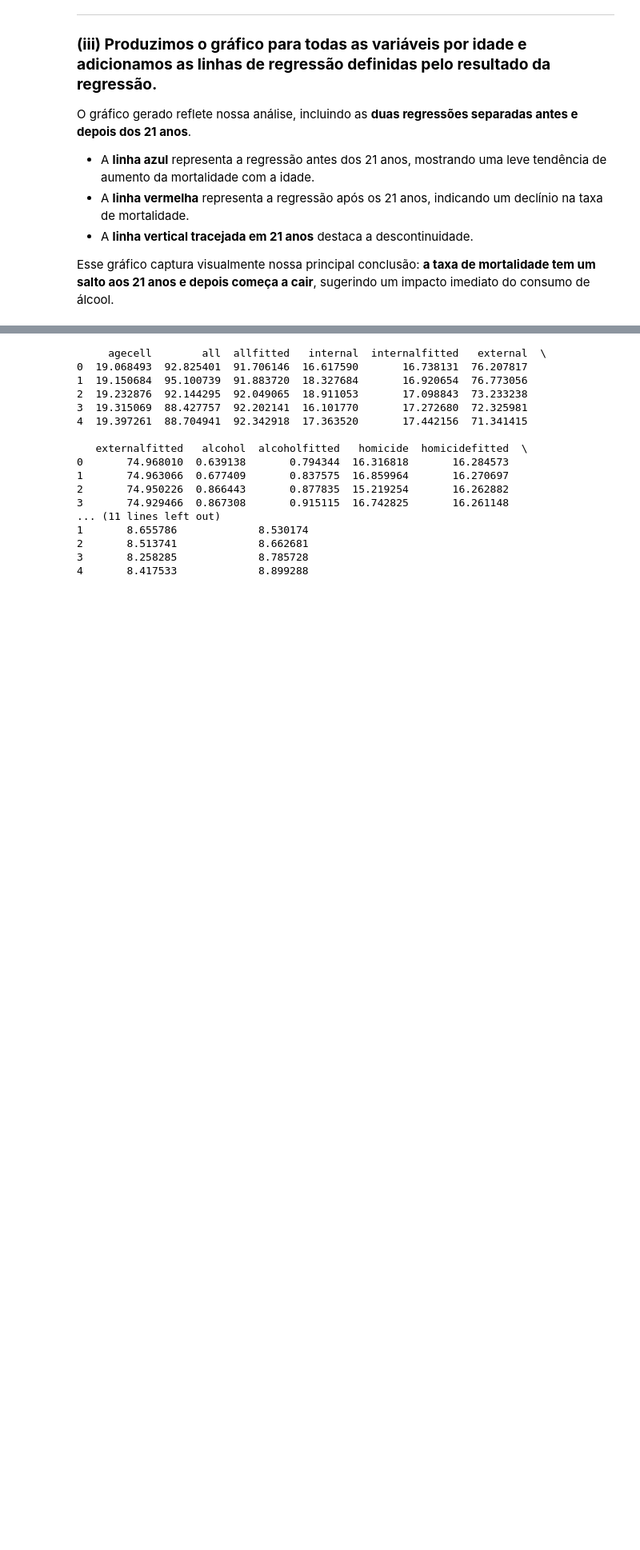
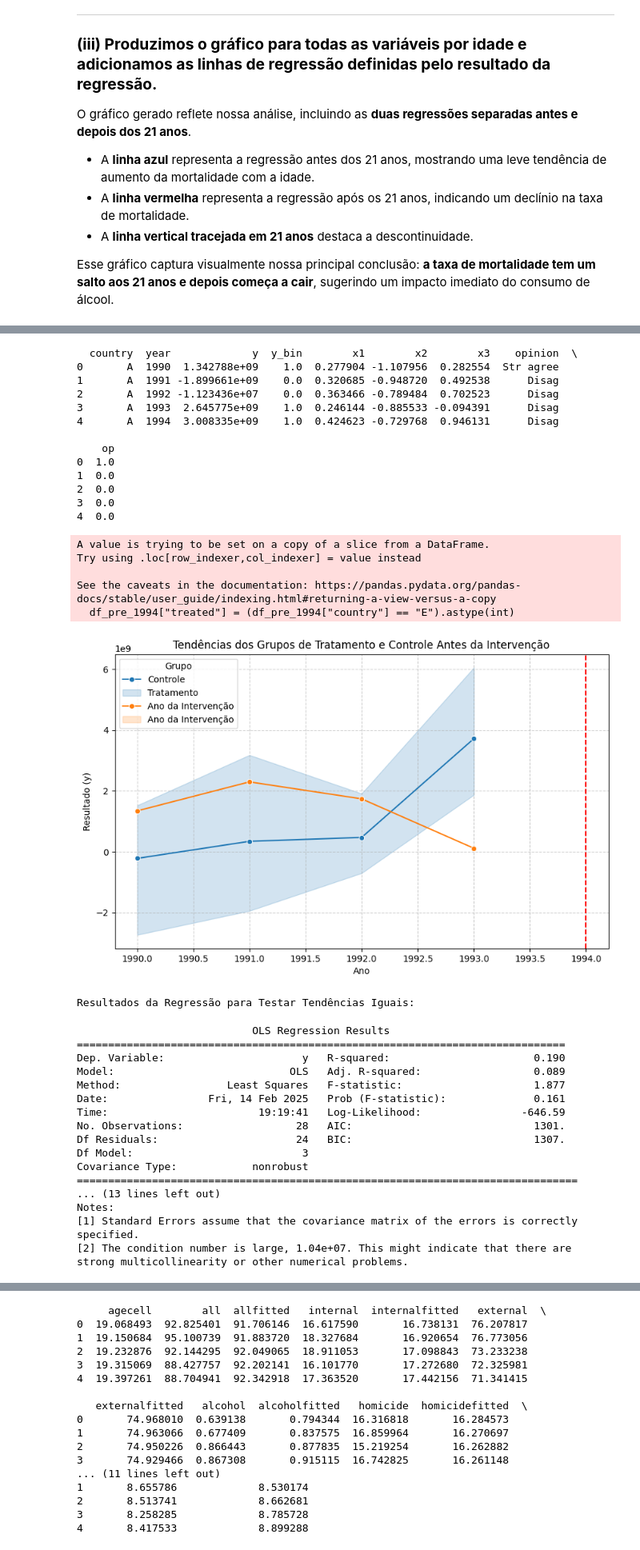
Before and after one commit to tomast1337/GCC1625_T1, a Jupyter notebook: IE_T3_NICOLAS_VYCAS_NERY.ipynb, the cells around one changed output, grey strips where cells are left out. Shown at 80% size. Saved outputs shown, nothing was run; the diff lists cells and outputs as text; code cells hidden in the pictures; blank space fills up the shorter version.

Commit message:
Add new feature for enhanced data integration capabilities

```diff
--- a/IE_T3_NICOLAS_VYCAS_NERY.ipynb
+++ b/IE_T3_NICOLAS_VYCAS_NERY.ipynb
@@ -1114,0 +1124,73 @@ Esse gráfico captura visualmente nossa principal conclusão: **a taxa de mortal
+# %%
+import pandas as pd
+import seaborn as sns
+import matplotlib.pyplot as plt
+import statsmodels.formula.api as smf
+
+# Carregar os dados
+df = pd.read_stata("Panel101.dta")
+
+# Verificar as primeiras linhas dos dados
+print(df.head())
+
+# Filtrar os dados para os anos anteriores a 1994
+df_pre_1994 = df[df["year"] < 1994]
+
+# Criar variável dummy 'treated' (1 para grupo de tratamento, 0 para grupo de controle)
+df_pre_1994["treated"] = (df_pre_1994["country"] == "E").astype(int)
+
+# Verificar as tendências antes da intervenção
+plt.figure(figsize=(10, 6))
+sns.lineplot(x="year", y="y", hue="treated", data=df_pre_1994, marker="o")
+plt.axvline(x=1994, color="red", linestyle="--", label="Ano da Intervenção (1994)")
+plt.xlabel("Ano")
+plt.ylabel("Resultado (y)")
+plt.title("Tendências dos Grupos de Tratamento e Controle Antes da Intervenção")
+plt.legend(title="Grupo", labels=["Controle", "Tratamento", "Ano da Intervenção", "Ano da Intervenção"])
+plt.grid(True, linestyle="--", alpha=0.6)
+plt.show()
+
+# Realizar uma regressão para testar a suposição de tendências iguais
+model = smf.ols("y ~ treated * year", data=df_pre_1994).fit()
+
+# Exibir resultados da regressão
+print("Resultados da Regressão para Testar Tendências Iguais:")
+print(model.summary())
+# %% [output]
+  country  year             y  y_bin        x1        x2        x3    opinion  \
+0       A  1990  1.342788e+09    1.0  0.277904 -1.107956  0.282554  Str agree
+1       A  1991 -1.899661e+09    0.0  0.320685 -0.948720  0.492538      Disag
+2       A  1992 -1.123436e+07    0.0  0.363466 -0.789484  0.702523      Disag
+3       A  1993  2.645775e+09    1.0  0.246144 -0.885533 -0.094391      Disag
+4       A  1994  3.008335e+09    1.0  0.424623 -0.729768  0.946131      Disag
+
+    op
+0  1.0
+1  0.0
+2  0.0
+3  0.0
+4  0.0
+A value is trying to be set on a copy of a slice from a DataFrame.
+Try using .loc[row_indexer,col_indexer] = value instead
+
+See the caveats in the documentation: https://pandas.pydata.org/pandas-docs/stable/user_guide/indexing.html#returning-a-view-versus-a-copy
+  df_pre_1994["treated"] = (df_pre_1994["country"] == "E").astype(int)
+[figure, added]
+Resultados da Regressão para Testar Tendências Iguais:
+                            OLS Regression Results
+==============================================================================
+Dep. Variable:                      y   R-squared:                       0.190
+Model:                            OLS   Adj. R-squared:                  0.089
+Method:                 Least Squares   F-statistic:                     1.877
+Date:                Fri, 14 Feb 2025   Prob (F-statistic):              0.161
+Time:                        19:19:41   Log-Likelihood:                -646.59
+No. Observations:                  28   AIC:                             1301.
+Df Residuals:                      24   BIC:                             1307.
+Df Model:                           3
+Covariance Type:            nonrobust
+================================================================================
+... (13 lines left out)
+Notes:
+[1] Standard Errors assume that the covariance matrix of the errors is correctly specified.
+[2] The condition number is large, 1.04e+07. This might indicate that there are
+strong multicollinearity or other numerical problems.
```
Also changed, not shown: parts of 2 cells of this notebook.
